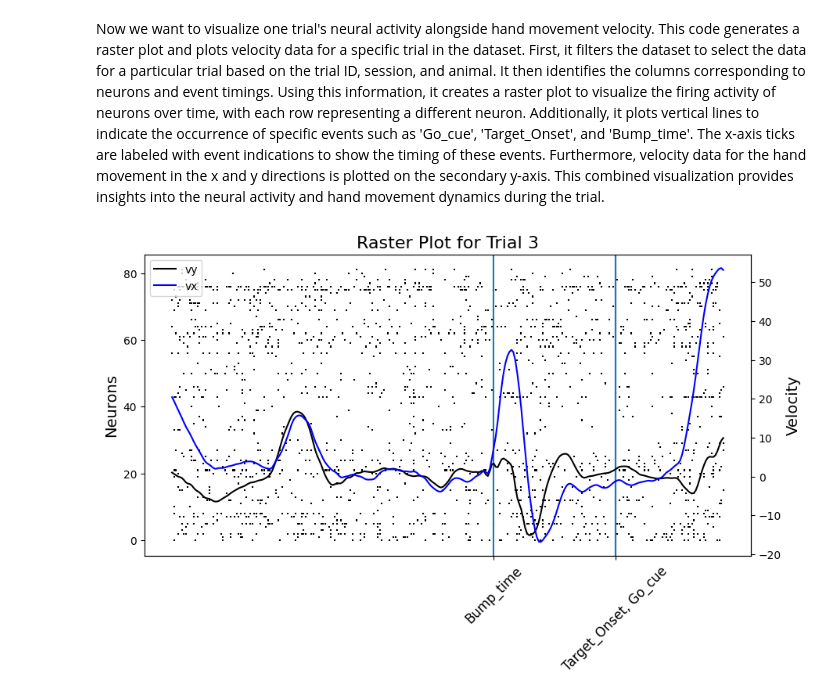
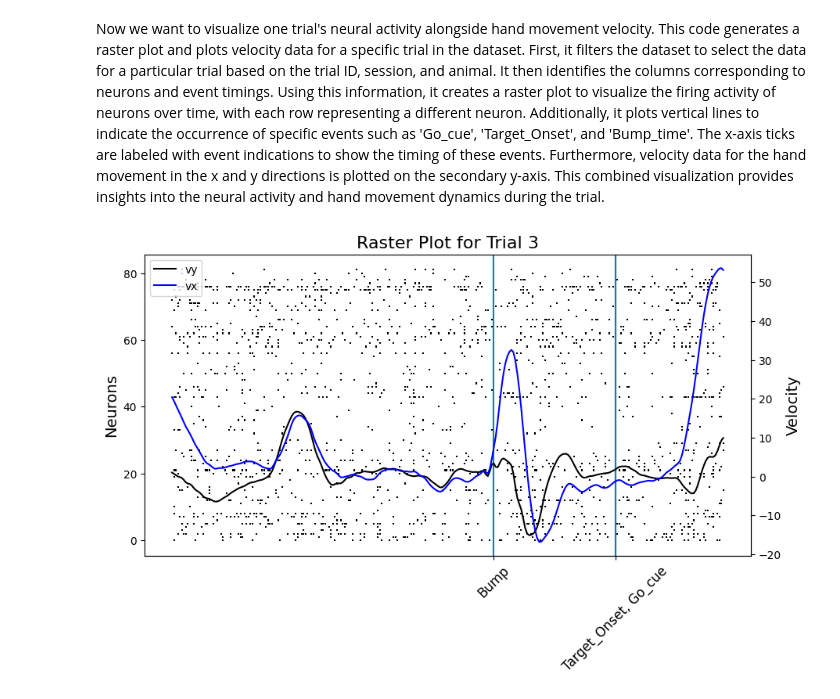
Before and after one commit to catniplab/NeuroTask, a Jupyter notebook: tutorial_data_analysis_nwb.ipynb, the cells around one changed output. Cells and saved outputs as stored; diff of their text form; code cells hidden in the pictures.

```diff
--- a/tutorial_data_analysis_nwb.ipynb
+++ b/tutorial_data_analysis_nwb.ipynb
@@ -154,7 +156,6 @@ df.groupby(['animal', 'session'])['trial_id'].nunique().reset_index(name='unique
 # %% [markdown]
 Now we want to visualize one trial's neural activity alongside hand movement velocity. This code generates a raster plot and plots velocity data for a specific trial in the dataset. First, it filters the dataset to select the data for a particular trial based on the trial ID, session, and animal. It then identifies the columns corresponding to neurons and event timings. Using this information, it creates a raster plot to visualize the firing activity of neurons over time, with each row representing a different neuron. Additionally, it plots vertical lines to indicate the occurrence of specific events such as 'Go_cue', 'Target_Onset', and 'Bump_time'. The x-axis ticks are labeled with event indications to show the timing of these events. Furthermore, velocity data for the hand movement in the x and y directions is plotted on the secondary y-axis. This combined visualization provides insights into the neural activity and hand movement dynamics during the trial.
 # %%
-
 trial_id = 3
 trial_data = df[(df['trial_id'] == trial_id) & (df['session'] == 1) & (df['animal'] == 1)]
 
@@ -163,7 +164,8 @@ neuron_columns = [col for col in trial_data.columns if col.startswith('Neuron')]
 neurons = neuron_columns[:]
 
 # Identify event columns
-event_columns = ['Go_cue', 'Target_Onset', 'Bump_time']
+#event_columns = ['Go_cue', 'Target_Onset', 'Bump_time']
+event_columns = [col for col in df.columns if col.startswith('Event')]
 
 # Create a figure and axis
 fig, ax = plt.subplots(figsize=(10, 5))
@@ -181,39 +183,39 @@ event_positions = []
 for idx, event_col in enumerate(event_columns):
     event_indices = trial_data.index[trial_data[event_col] == 1].tolist()
     for event_index in event_indices:
-        ax.axvline(x=event_index, linestyle='-', label=event_col)
+        ax.axvline(x=event_index, linestyle='-', label=event_col.replace("Event", ""))
         event_positions.append(event_index)
-        event_labels.append(event_col)
+        event_labels.append(event_col.replace("Event", ""))
 
 # Combine event labels for positions with multiple events
 event_dict = {}
 for pos, label in zip(event_positions, event_labels):
     if pos in event_dict:
         event_dict[pos].add(label)
     else:
         event_dict[pos] = {label}
 
 # Sort events to ensure the ticks are in order
 sorted_event_positions = sorted(event_dict.keys())
 sorted_event_labels = [', '.join(event_dict[pos]) for pos in sorted_event_positions]
 
 # Set x-axis ticks with event indications
 ax.set_xticks(sorted_event_positions)
 ax.set_xticklabels(sorted_event_labels, rotation=45, fontsize=12)
 
 # Plot velocity data for y-axis
 ax2 = ax.twinx()
 ax2.plot(trial_data['hand_vel_y'], color='black', label='vy')
 ax2.plot(trial_data['hand_vel_x'], color='blue', label='vx')
 
 # Set y-axis label for velocity
 ax2.set_ylabel('Velocity', fontsize=14)
 
 # Increase font sizes for better readability
 ax.set_ylabel('Neurons', fontsize=14)
 ax.set_title(f'Raster Plot for Trial {trial_id}', fontsize=16)
 plt.legend()
 # Show plot
 plt.show()
 # %% [output]
-[figure, old version]
+[figure, new version]
```
Also changed, not shown: parts of 22 cells of this notebook.
